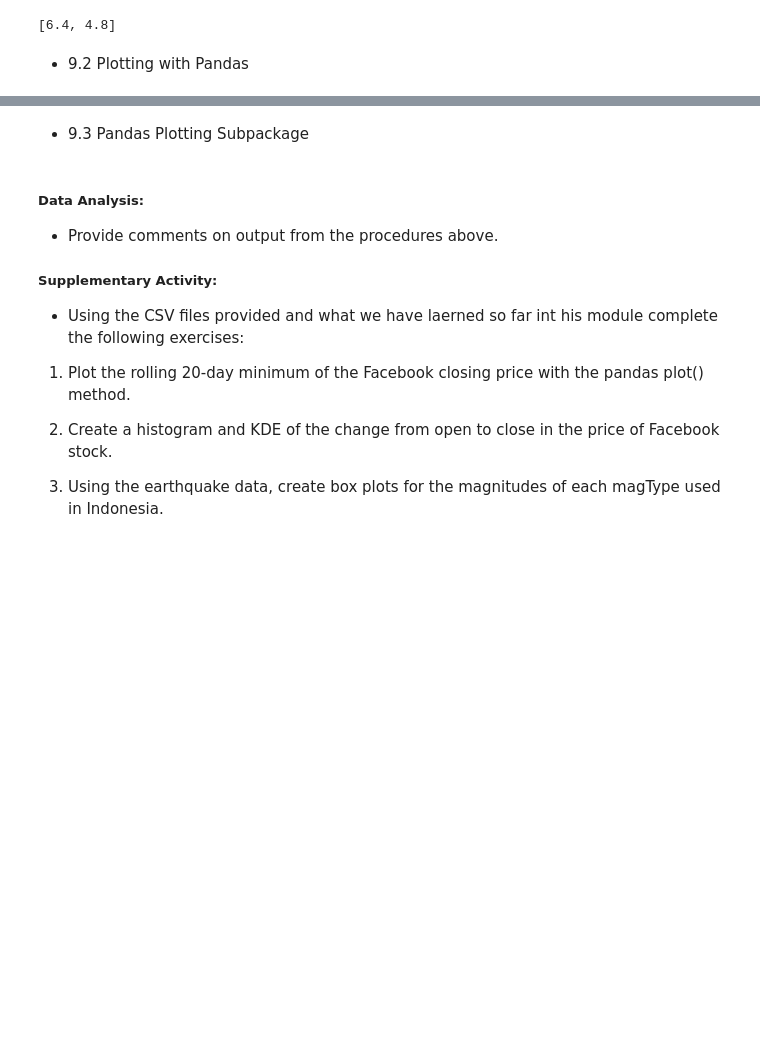
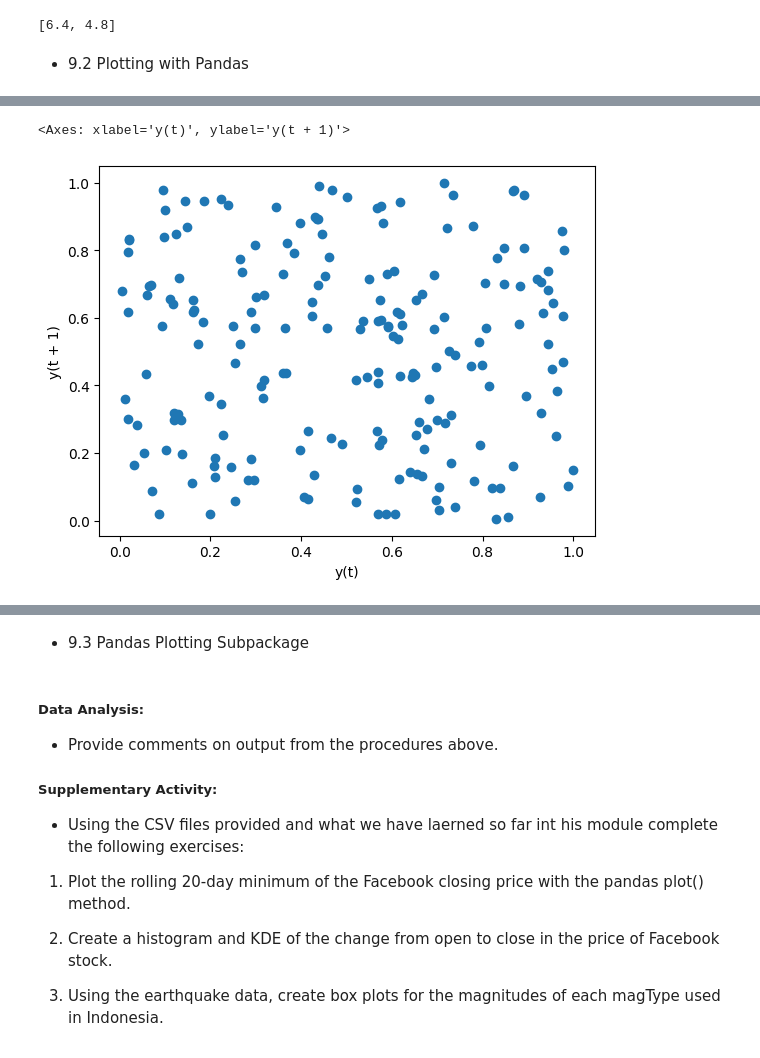
Before and after one commit to qlg-bermudez/CPE-311-Computational-Thinking-with-Python, a Jupyter notebook: CPE311_HOA9.1_BermudezLorenzo.ipynb, the cells around one changed output, grey strips where cells are left out. Cells and saved outputs as stored; diff of their text form; code cells hidden in the pictures; blank space fills up the shorter version.

```diff
--- a/CPE311_HOA9.1_BermudezLorenzo.ipynb
+++ b/CPE311_HOA9.1_BermudezLorenzo.ipynb
@@ -146,0 +184,7 @@ plt.rcdefaults() # reset the default
+# %%
+from pandas.plotting import lag_plot
+np.random.seed(0) # make this repeatable
+lag_plot(pd.Series(np.random.random(size=200)))
+# %% [output]
+<Axes: xlabel='y(t)', ylabel='y(t + 1)'>
+[figure, added]
```
Also changed, not shown: parts of 9 cells of this notebook.
